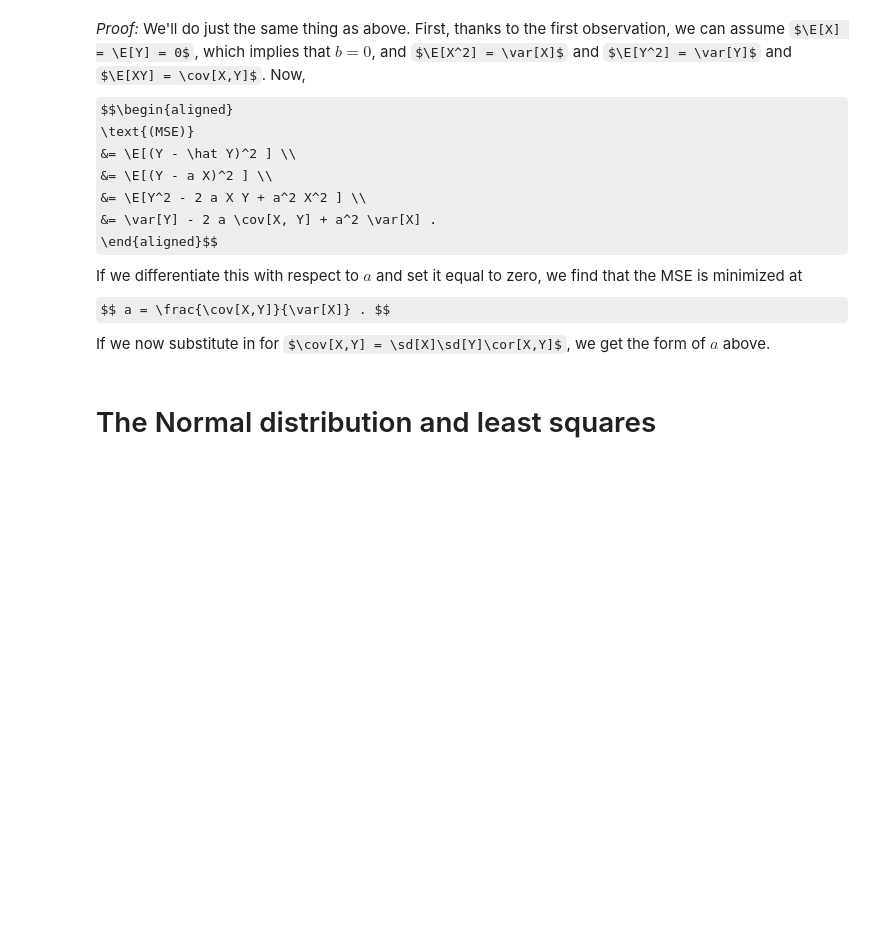
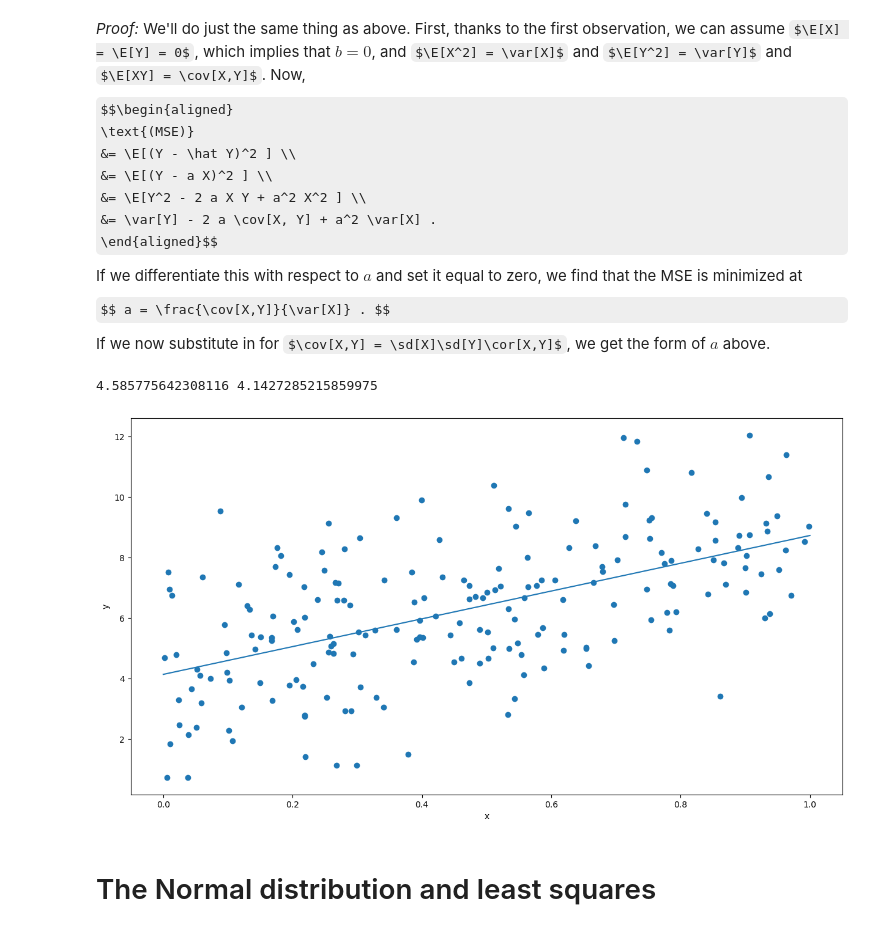
Before and after one commit to UOdsci/dsci345, a Jupyter notebook: class_material/slides/Linear_models.ipynb, the cells around one changed output. Cells and saved outputs as stored; diff of their text form; code cells hidden in the pictures; some formulas as TeX source; blank space fills up the shorter version.

```diff
--- a/class_material/slides/Linear_models.ipynb
+++ b/class_material/slides/Linear_models.ipynb
@@ -125,6 +125,23 @@ we find that the MSE is minimized at
 $$ a = \frac{\cov[X,Y]}{\var[X]} . $$
 If we now substitute in for $\cov[X,Y] = \sd[X]\sd[Y]\cor[X,Y]$,
 we get the form of $a$ above.
+# %%
+n = 200
+x = rng.uniform(size=n)
+y = 5 * x + 4 + rng.normal(loc=0, scale=2, size=n)
+a = np.corrcoef(x,y)[0,1] * np.std(y, ddof=1) / np.std(x, ddof=1)
+b = np.mean(y) - a * np.mean(x)
+print(a, b)
+
+xx = np.linspace(0, 1, 101)
+yy = a * xx + b
+
+fig, ax = plt.subplots()
+ax.scatter(x, y); ax.set_xlabel(f"x"); ax.set_ylabel("y");
+ax.plot(xx, yy);
+# %% [output]
+4.585775642308116 4.1427285215859975
+[figure, added]
 # %% [markdown]
 # The Normal distribution and least squares
 # %% [markdown]
```
Also changed, not shown: parts of 5 cells of this notebook, 10 other files.
